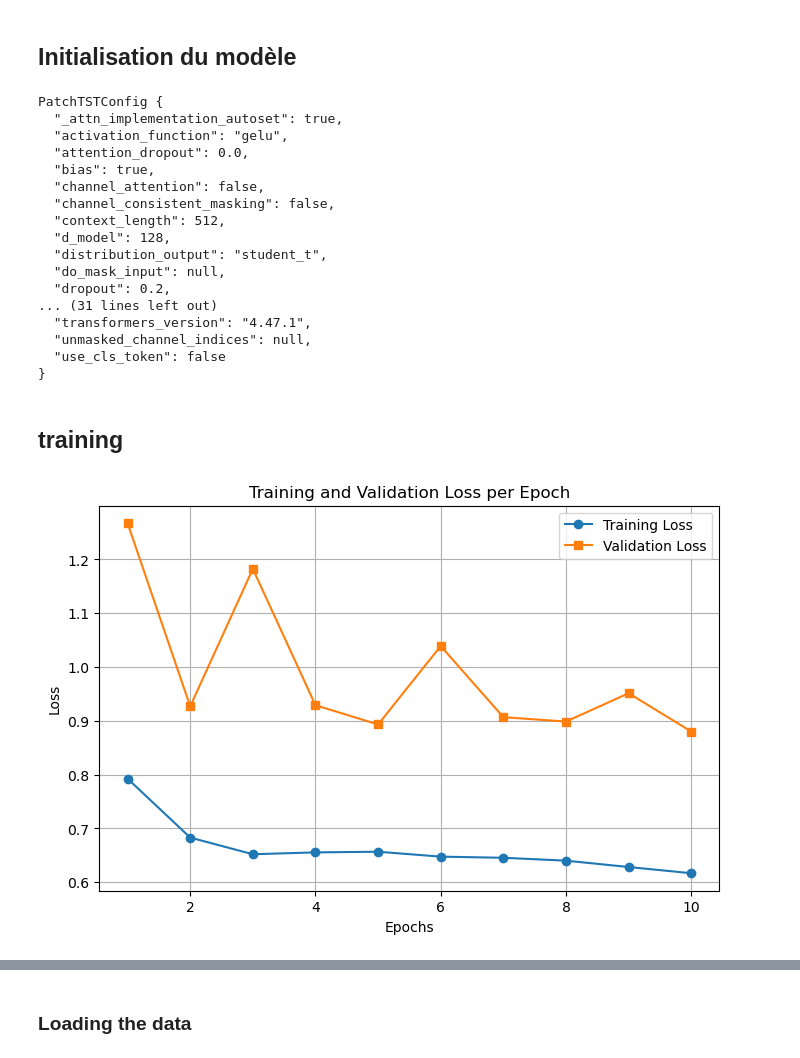
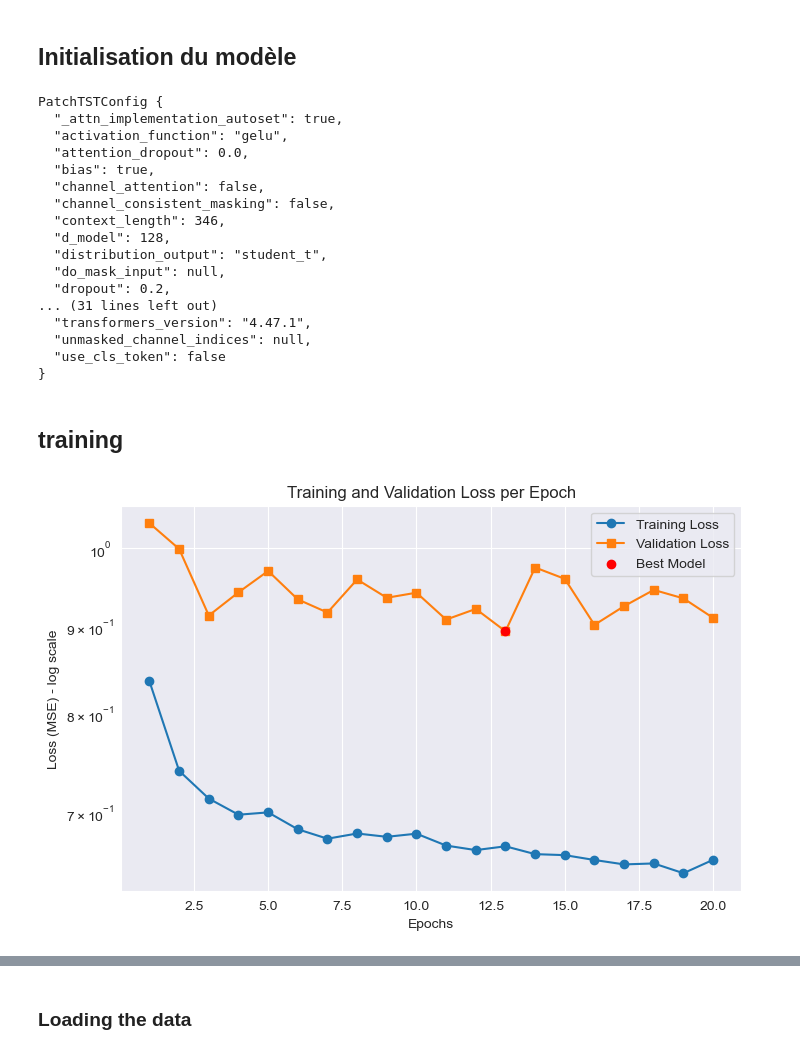
Before and after one commit to enzoben/PatchTST, a Jupyter notebook: main.ipynb, the cells around one changed output, grey strips where cells are left out. Drawn from its saved outputs; the diff is of its cells as text; code cells hidden in the pictures.

```diff
--- a/main.ipynb
+++ b/main.ipynb
@@ -45,12 +46,14 @@ num_channels = train_set[0][0].shape[0]
 # %%
 device = torch.device('mps' if torch.backends.mps.is_available() else 'cpu')
 # %%
+patch_stride = 34
+
 # Initializing an PatchTST configuration with 12 time steps for prediction
 configuration = PatchTSTConfig(
     num_input_channels=num_channels,
     context_length=window_size,
-    patch_stride=sliding_window,
-    prediction_length=forcasting_horizon,
+    patch_stride=patch_stride,
+    prediction_length=forecasting_horizon,
     random_mask_ratio=0.2,
     d_model=128,
     num_attention_heads=16,
@@ -81,7 +84,7 @@ PatchTSTConfig {
   "bias": true,
   "channel_attention": false,
   "channel_consistent_masking": false,
-  "context_length": 512,
+  "context_length": 346,
   "d_model": 128,
   "distribution_output": "student_t",
   "do_mask_input": null,
@@ -97,8 +100,9 @@ PatchTSTConfig {
 optimizer = torch.optim.Adam(model.parameters(), lr=0.001)
 lr_scheduler = torch.optim.lr_scheduler.ExponentialLR(optimizer, gamma=0.95)
 criterion = nn.MSELoss()
+batch_size = 64
 
-num_epochs = 10
+num_epochs = 20
 # %%
 from tqdm import tqdm
 from copy import deepcopy
@@ -120,15 +124,15 @@ def train(model, optimizer, criterion, batch_size, num_epochs, train_set, val_se
         train_loss = 0
         num_samples = 0
         dloader_train = tqdm(train_loader, unit="batches")
-        for i, (x, y) in enumerate(dloader_train, 1):
+        for i, (x, y, _, _) in enumerate(dloader_train, 1):
             x, y = x.to(device), y.to(device)
             optimizer.zero_grad()
             y_hat = model(x.permute(0,2,1))["prediction_outputs"]
             loss = criterion(y_hat, y.permute(0,2,1))
             loss.backward()
             optimizer.step()
-            train_loss += loss.item() * len(x)
-            num_samples += len(x)
+            train_loss += loss.item() * batch_size
+            num_samples += batch_size
 
             desc = "TRAIN : Epoch [{}/{}] - loss : {:.3f} ".format(epoch+1, num_epochs, train_loss/num_samples/y_hat.shape[2])
             dloader_train.set_description(desc)
@@ -140,12 +144,12 @@ def train(model, optimizer, criterion, batch_size, num_epochs, train_set, val_se
             val_loss = 0
             num_samples = 0
             dloader_val = tqdm(val_loader, unit="batches")
-            for i, (x, y) in enumerate(dloader_val, 1):
+            for i, (x, y, _, _) in enumerate(dloader_val, 1):
                 x, y = x.to(device), y.to(device)
                 y_hat = model(x.permute(0,2,1))["prediction_outputs"]
                 loss = criterion(y_hat, y.permute(0,2,1))
-                val_loss += loss.item() * len(x)
-                num_samples += len(x)
+                val_loss += loss.item() * batch_size
+                num_samples += batch_size
 
                 desc = "VAL : Epoch [{}/{}] - loss : {:.3f} ".format(epoch+1, num_epochs, val_loss/num_samples/y_hat.shape[2])
                 dloader_val.set_description(desc)
@@ -155,32 +159,37 @@ def train(model, optimizer, criterion, batch_size, num_epochs, train_set, val_se
         if avg_val_loss < val_best_loss:
             best_model = deepcopy(model)
             val_best_loss = avg_val_loss
+            best_epoch = epoch + 1
 
         # lr_scheduler.step()
 
         if plot:
             clear_output(wait=True)
             plt.figure(figsize=(8,5))
-            plt.plot(range(1, len(train_losses) + 1), train_losses, label="Training Loss", marker='o')
-            plt.plot(range(1, len(val_losses) + 1), val_losses, label="Validation Loss", marker='s')
+            plt.semilogy(range(1, len(train_losses) + 1), train_losses, label="Training Loss", marker='o', zorder = 1)
+            plt.semilogy(range(1, len(val_losses) + 1), val_losses, label="Validation Loss", marker='s', zorder = 2)
+            plt.scatter(best_epoch, val_best_loss, c='red', label="Best Model", zorder = 3)
             plt.xlabel("Epochs")
-            plt.ylabel("Loss")
+            plt.ylabel("Loss (MSE) - log scale")
             plt.legend()
             plt.title("Training and Validation Loss per Epoch")
-            plt.grid()
+            plt.grid(True)
             plt.show()
 
     model.load_state_dict(best_model.state_dict())
 # %%
 train(model,
       optimizer,
       criterion,
       batch_size,
       num_epochs,
       train_set,
       val_set,
       device,
       lr_scheduler,
       plot = True)
+
+## Saving the model
+model.save_pretrained(f"models/patchtst_{patch_stride}_{the_dataset}_{forecasting_horizon}")
 # %% [output]
-[figure, old version]
+[figure, new version]
```
Also changed, not shown: parts of 18 cells of this notebook, 22 other files.
